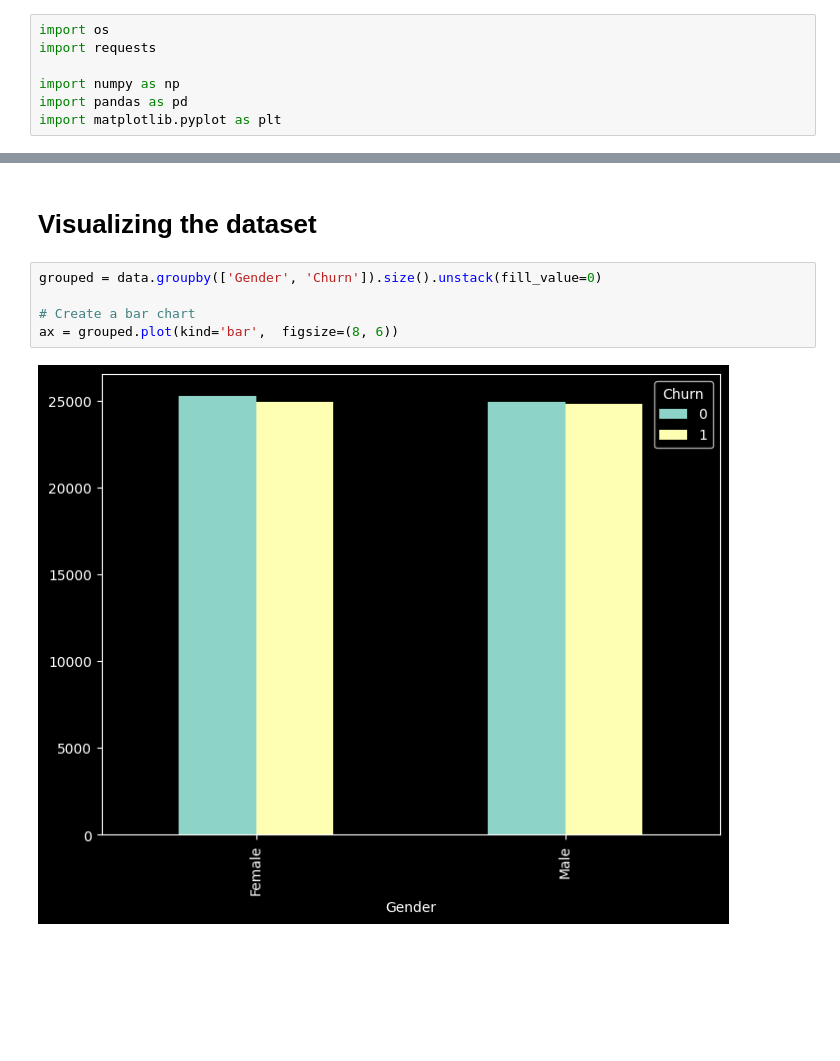
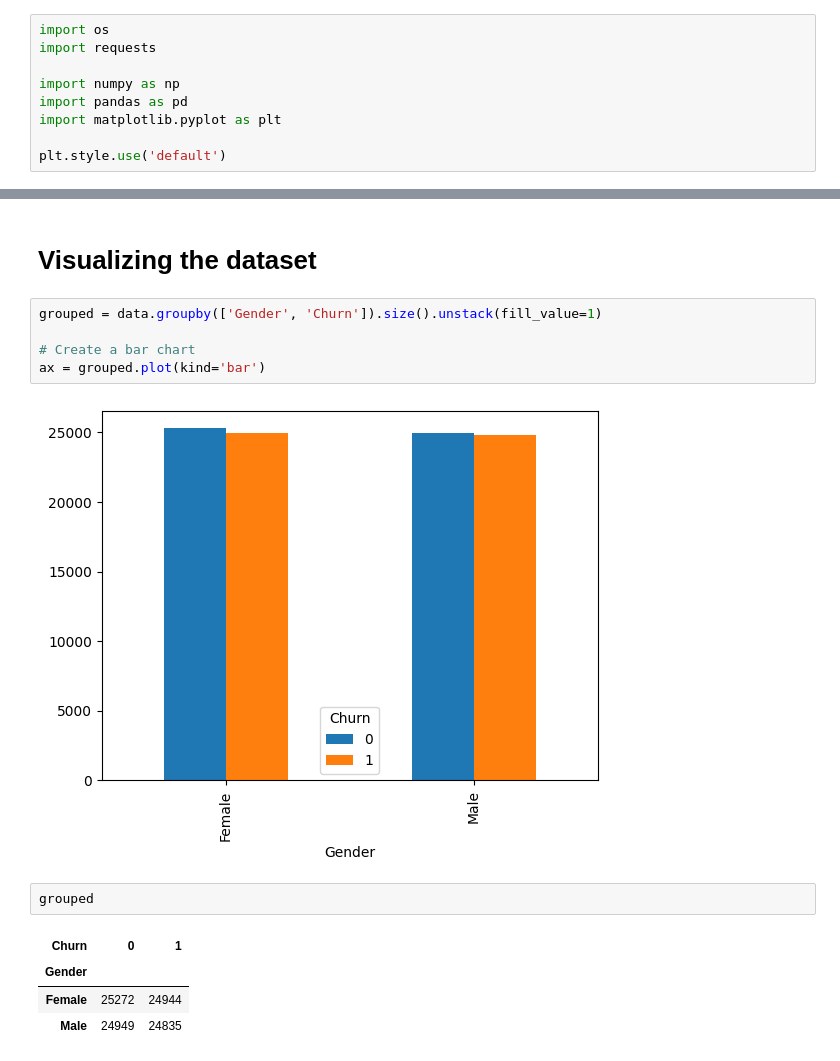
Before and after one commit to ravindra-pandey/machine_learning_projects, a Jupyter notebook: costomer_churn_prediction/main.ipynb, the cells around one changed output, grey strips where cells are left out. Saved outputs shown, nothing was run; the diff lists cells and outputs as text; blank space fills up the shorter version.

```diff
--- a/costomer_churn_prediction/main.ipynb
+++ b/costomer_churn_prediction/main.ipynb
@@ -5,6 +5,8 @@ import requests
 import numpy as np
 import pandas as pd
 import matplotlib.pyplot as plt
+
+plt.style.use('default')
 # %% [markdown]
 **Run this shell below to donwload the dataset**
 # %%
@@ -121,9 +123,16 @@ data
 # %% [markdown]
 # Visualizing the dataset
 # %%
-grouped = data.groupby(['Gender', 'Churn']).size().unstack(fill_value=0)
+grouped = data.groupby(['Gender', 'Churn']).size().unstack(fill_value=1)
 
 # Create a bar chart
-ax = grouped.plot(kind='bar',  figsize=(8, 6))
+ax = grouped.plot(kind='bar')
 # %% [output]
-[figure, old version]
+[figure, new version]
+# %%
+grouped
+# %% [output]
+| Churn | 0 | 1 |
+| Gender |  |  |
+| Female | 25272 | 24944 |
+| Male | 24949 | 24835 |
```
Also changed, not shown: parts of 1 cell of this notebook.
